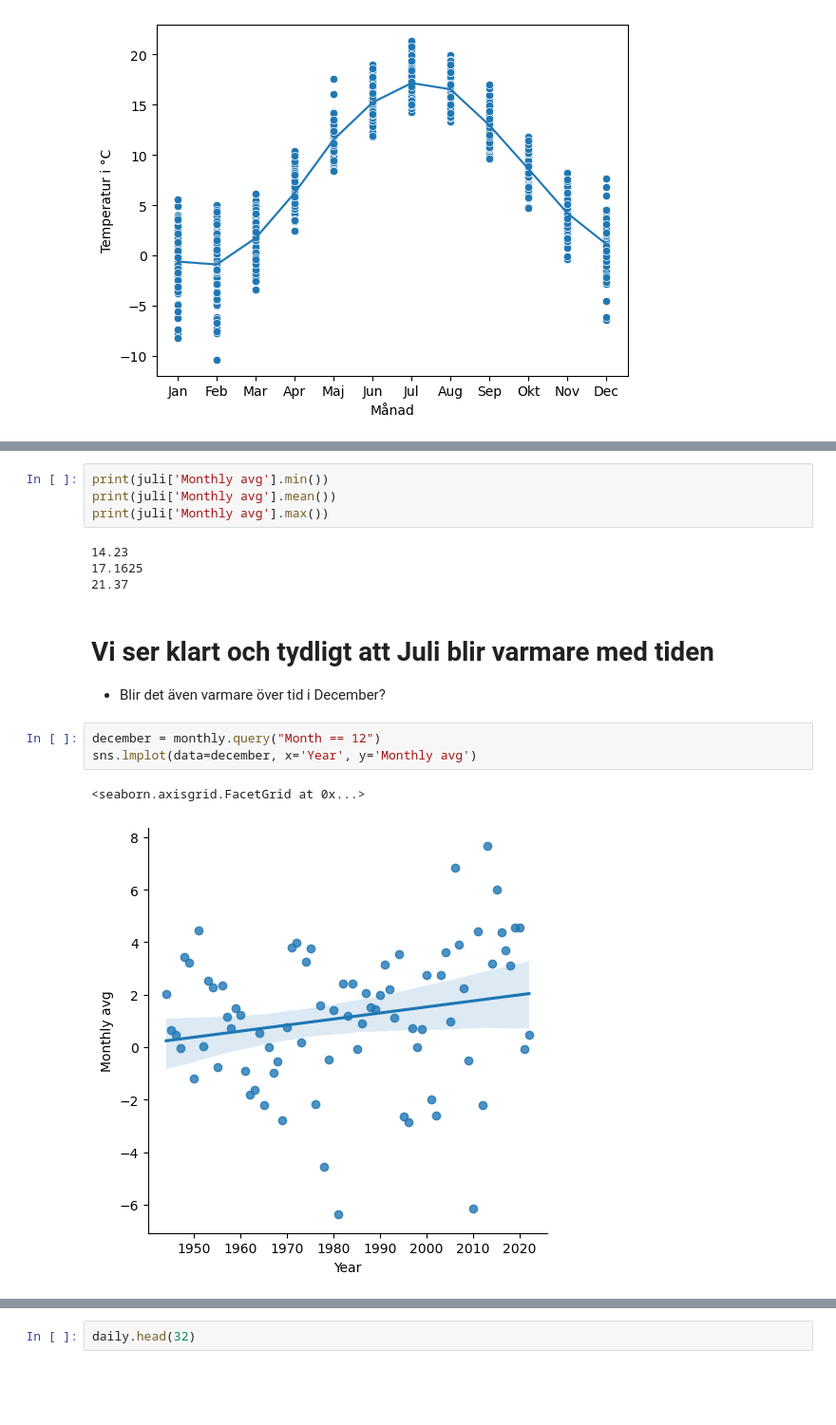
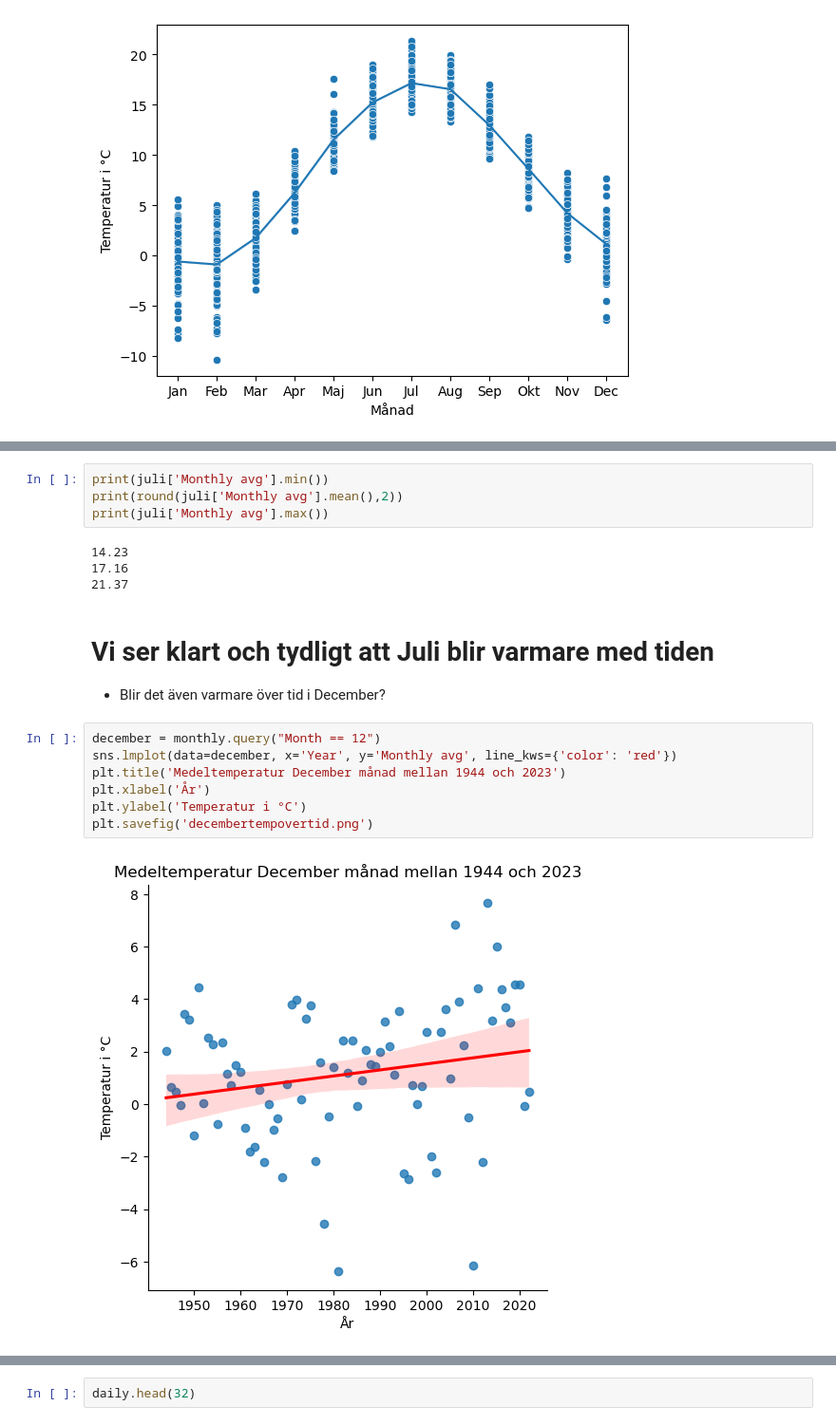
Before and after one commit to msteele919/projectwork, a Jupyter notebook: Kristoffer/plotting.ipynb, the cells around one changed output, grey strips where cells are left out. Shown: that part at 95% size. Cells and saved outputs as stored; diff of their text form; blank space fills up the shorter version.

```diff
--- a/Kristoffer/plotting.ipynb
+++ b/Kristoffer/plotting.ipynb
@@ -62,19 +65,22 @@ sns.lmplot(data=juli, x='Year', y='Monthly avg')
 # %%
 print(juli['Monthly avg'].min())
-print(juli['Monthly avg'].mean())
+print(round(juli['Monthly avg'].mean(),2))
 print(juli['Monthly avg'].max())
 # %% [output]
 14.23
-17.1625
+17.16
 21.37
 # %% [markdown]
 # Vi ser klart och tydligt att Juli blir varmare med tiden
 - Blir det även varmare över tid i December?
 # %%
 december = monthly.query("Month == 12")
-sns.lmplot(data=december, x='Year', y='Monthly avg')
+sns.lmplot(data=december, x='Year', y='Monthly avg', line_kws={'color': 'red'})
+plt.title('Medeltemperatur December månad mellan 1944 och 2023')
+plt.xlabel('År')
+plt.ylabel('Temperatur i °C')
+plt.savefig('decembertempovertid.png')
 # %% [output]
-<seaborn.axisgrid.FacetGrid at 0x...>
-[figure, old version]
+[figure, new version]
 # %%
 print(december['Monthly avg'].min())
```
Also changed, not shown: parts of 4 cells of this notebook, 6 other files.
